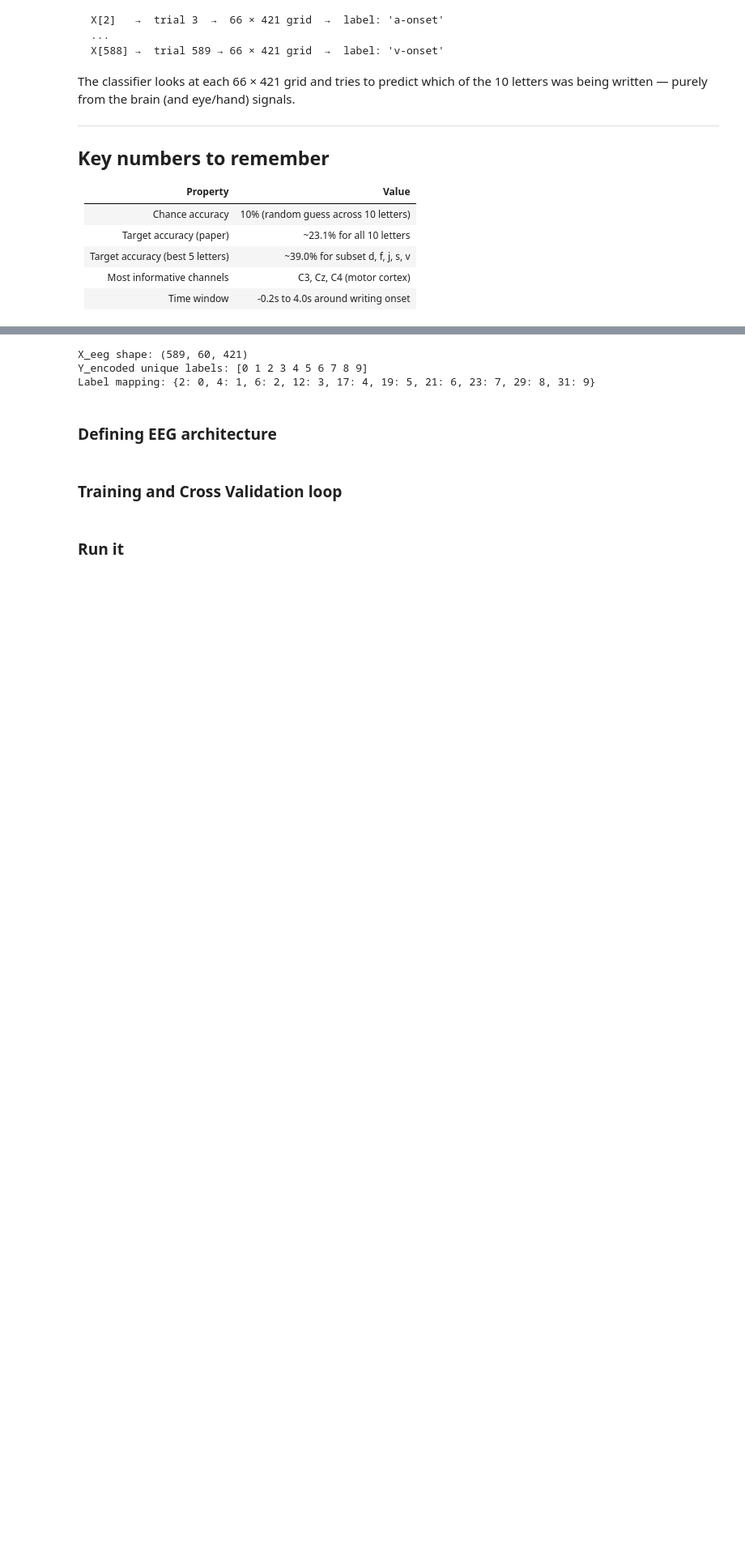
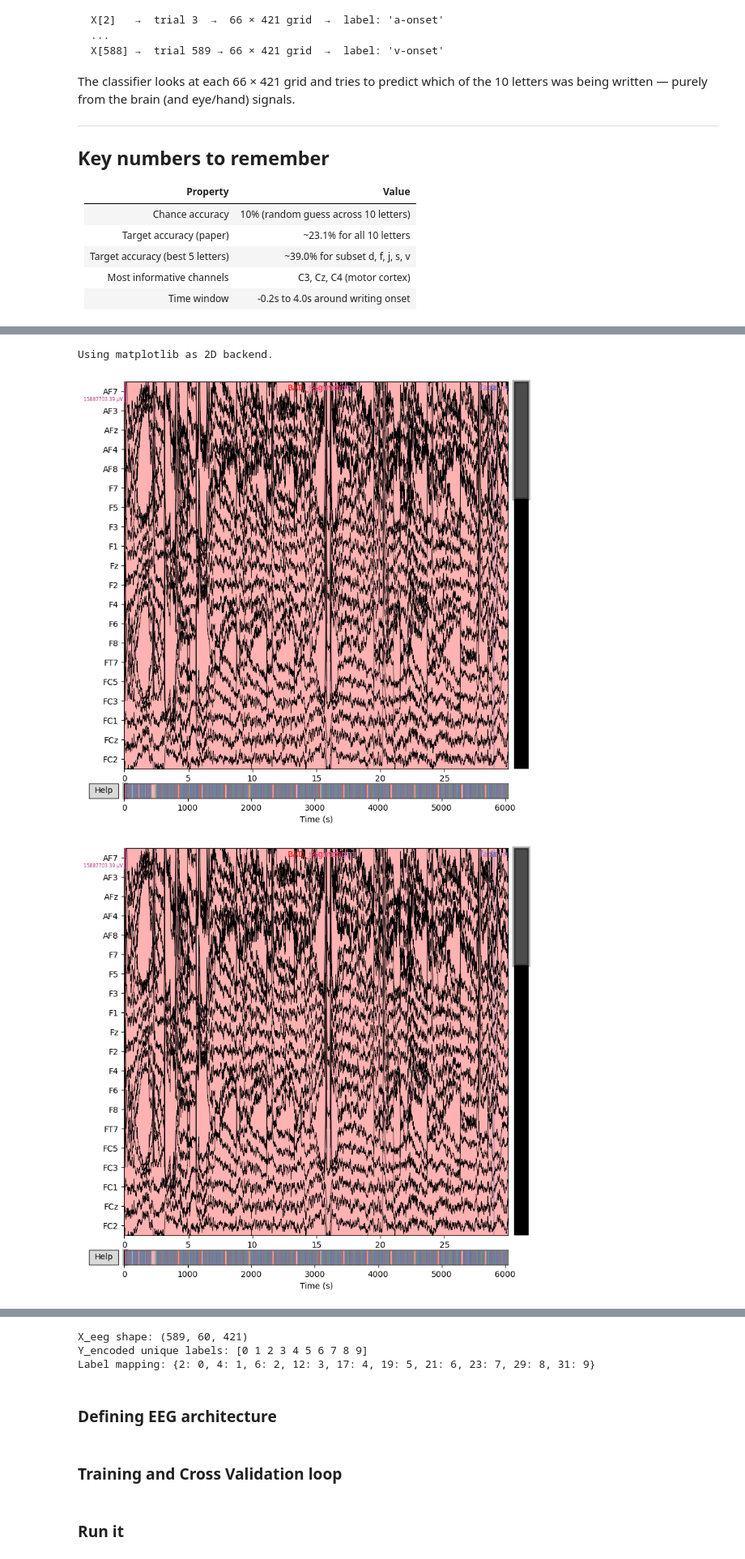
Before and after one commit to shantguedekelian/EEG_analysis, a Jupyter notebook: eda.ipynb, the cells around one changed output, grey strips where cells are left out. Shown at 81% size. Drawn from its saved outputs; the diff is of its cells as text; code cells hidden in the pictures; blank space fills up the shorter version.

Commit message:
added visualizations and more eda

```diff
--- a/eda.ipynb
+++ b/eda.ipynb
@@ -373,0 +378,13 @@ The classifier looks at each 66 × 421 grid and tries to predict which of the 10
+# %%
+# Plot a sample of the raw continuous EEG signal
+# This shows you what brain signals actually look like over time
+raw.plot(
+    duration=30,        # show 30 seconds at a time
+    n_channels=20,      # show 20 channels at once
+    scalings='auto',    # auto scale the amplitude
+    title='Raw EEG Signal — S01'
+)
+# %% [output]
+Using matplotlib as 2D backend.
+[figure, added]
+[figure, added]
```
Also changed, not shown: parts of 8 cells of this notebook.
